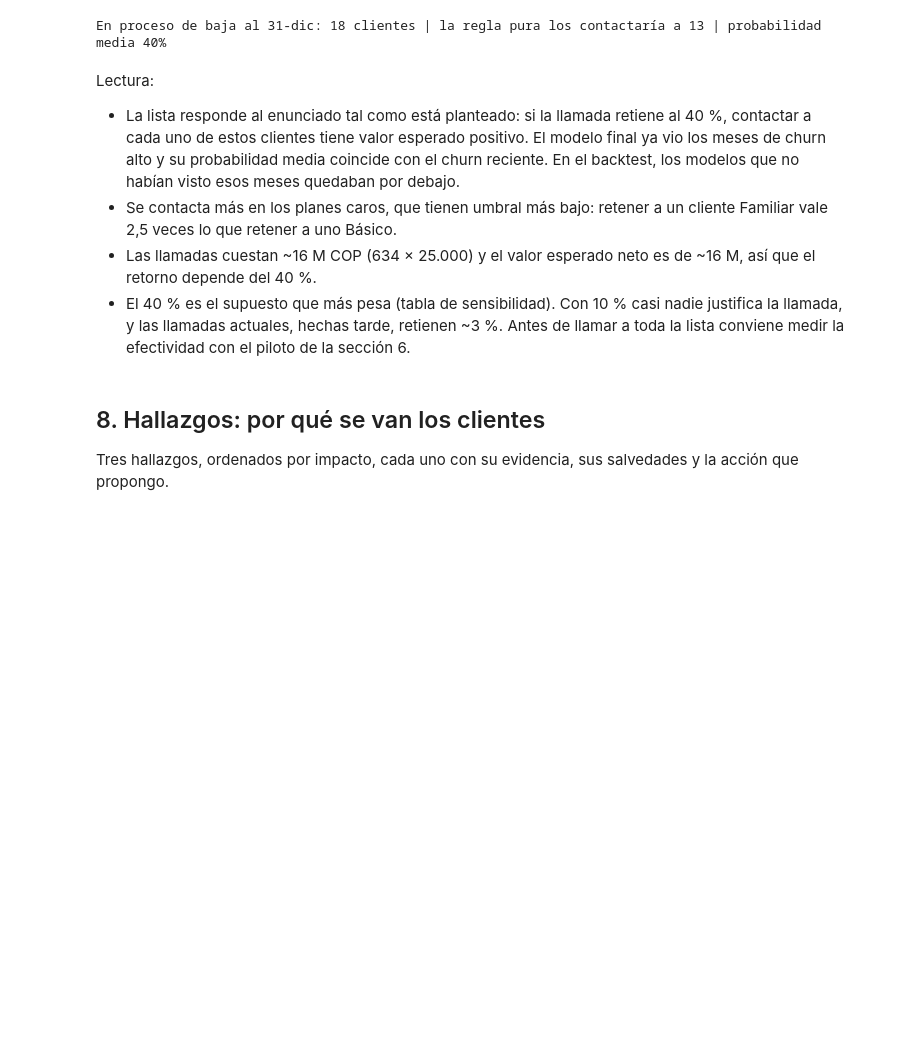
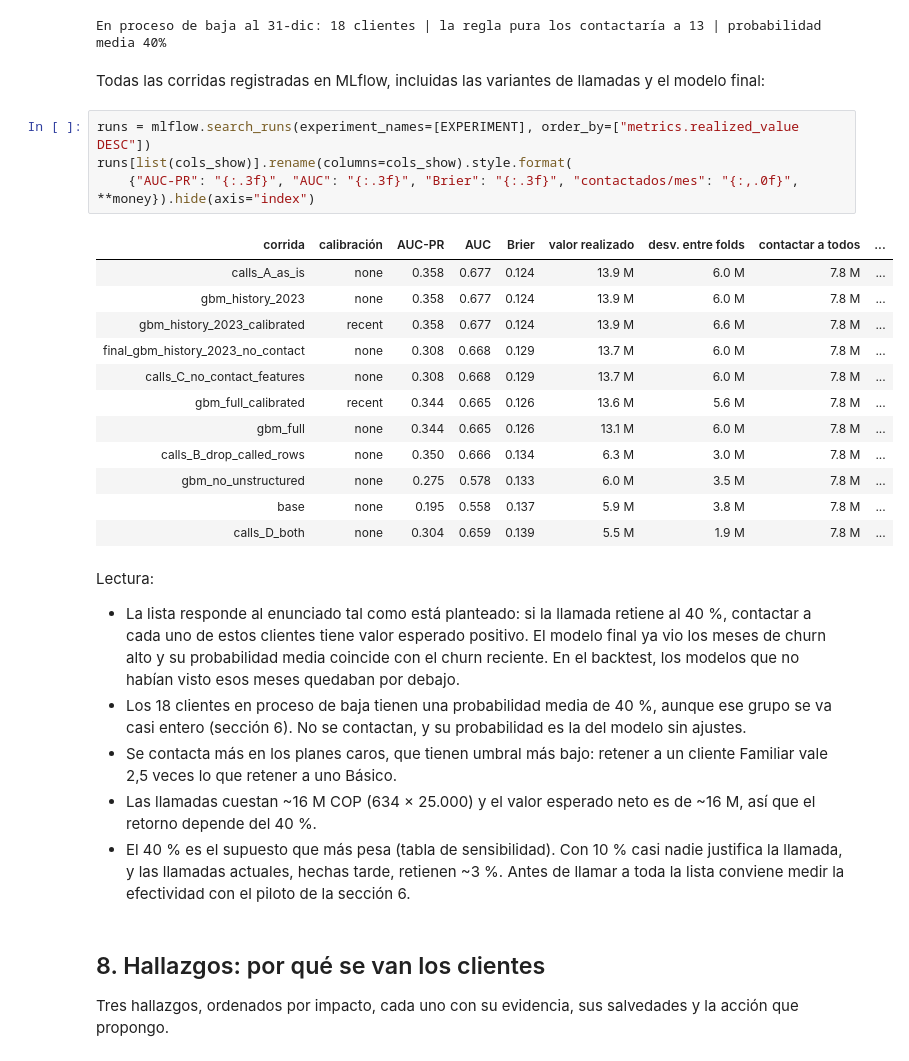
Before and after one commit to unfresh25/conecta-churn, a Jupyter notebook: solucion.ipynb, the cells around one changed output. Drawn from its saved outputs; the diff is of its cells as text; blank space fills up the shorter version.

```diff
--- a/solucion.ipynb
+++ b/solucion.ipynb
@@ -809,11 +918,32 @@ print(f"En proceso de baja al 31-dic: {ip.sum()} clientes | la regla pura los co
       f"| probabilidad media {scored.loc[ip, 'probabilidad'].mean():.0%}")
 # %% [output]
 En proceso de baja al 31-dic: 18 clientes | la regla pura los contactaría a 13 | probabilidad media 40%
+# %% [markdown]
+Todas las corridas registradas en MLflow, incluidas las variantes de llamadas y el modelo final:
+# %%
+runs = mlflow.search_runs(experiment_names=[EXPERIMENT], order_by=["metrics.realized_value DESC"])
+runs[list(cols_show)].rename(columns=cols_show).style.format(
+    {"AUC-PR": "{:.3f}", "AUC": "{:.3f}", "Brier": "{:.3f}", "contactados/mes": "{:,.0f}", **money}).hide(axis="index")
+# %% [output]
+| corrida | calibración | AUC-PR | AUC | Brier | valor realizado | desv. entre folds | contactar a todos | ... |
+| calls_A_as_is | none | 0.358 | 0.677 | 0.124 | 13.9 M | 6.0 M | 7.8 M | ... |
+| gbm_history_2023 | none | 0.358 | 0.677 | 0.124 | 13.9 M | 6.0 M | 7.8 M | ... |
+| gbm_history_2023_calibrated | recent | 0.358 | 0.677 | 0.124 | 13.9 M | 6.6 M | 7.8 M | ... |
+| final_gbm_history_2023_no_contact | none | 0.308 | 0.668 | 0.129 | 13.7 M | 6.0 M | 7.8 M | ... |
+| calls_C_no_contact_features | none | 0.308 | 0.668 | 0.129 | 13.7 M | 6.0 M | 7.8 M | ... |
+| gbm_full_calibrated | recent | 0.344 | 0.665 | 0.126 | 13.6 M | 5.6 M | 7.8 M | ... |
+| gbm_full | none | 0.344 | 0.665 | 0.126 | 13.1 M | 6.0 M | 7.8 M | ... |
+| calls_B_drop_called_rows | none | 0.350 | 0.666 | 0.134 | 6.3 M | 3.0 M | 7.8 M | ... |
+| gbm_no_unstructured | none | 0.275 | 0.578 | 0.133 | 6.0 M | 3.5 M | 7.8 M | ... |
+| base | none | 0.195 | 0.558 | 0.137 | 5.9 M | 3.8 M | 7.8 M | ... |
+| calls_D_both | none | 0.304 | 0.659 | 0.139 | 5.5 M | 1.9 M | 7.8 M | ... |
 # %% [markdown]
 Lectura:
 - La lista responde al enunciado tal como está planteado: si la llamada retiene al 40 %, contactar a cada uno de estos clientes tiene
   valor esperado positivo. El modelo final ya vio los meses de churn alto y su probabilidad media coincide con el churn reciente. En el
   backtest, los modelos que no habían visto esos meses quedaban por debajo.
+- Los 18 clientes en proceso de baja tienen una probabilidad media de 40 %, aunque ese grupo se va casi entero (sección 6). No se
+  contactan, y su probabilidad es la del modelo sin ajustes.
 - Se contacta más en los planes caros, que tienen umbral más bajo: retener a un cliente Familiar vale 2,5 veces lo que retener a uno Básico.
 - Las llamadas cuestan ~16 M COP (634 × 25.000) y el valor esperado neto es de ~16 M, así que el retorno depende del 40 %.
 - El 40 % es el supuesto que más pesa (tabla de sensibilidad). Con 10 % casi nadie justifica la llamada, y las llamadas actuales, hechas
```
Also changed, not shown: parts of 21 cells of this notebook, 13 other files.
